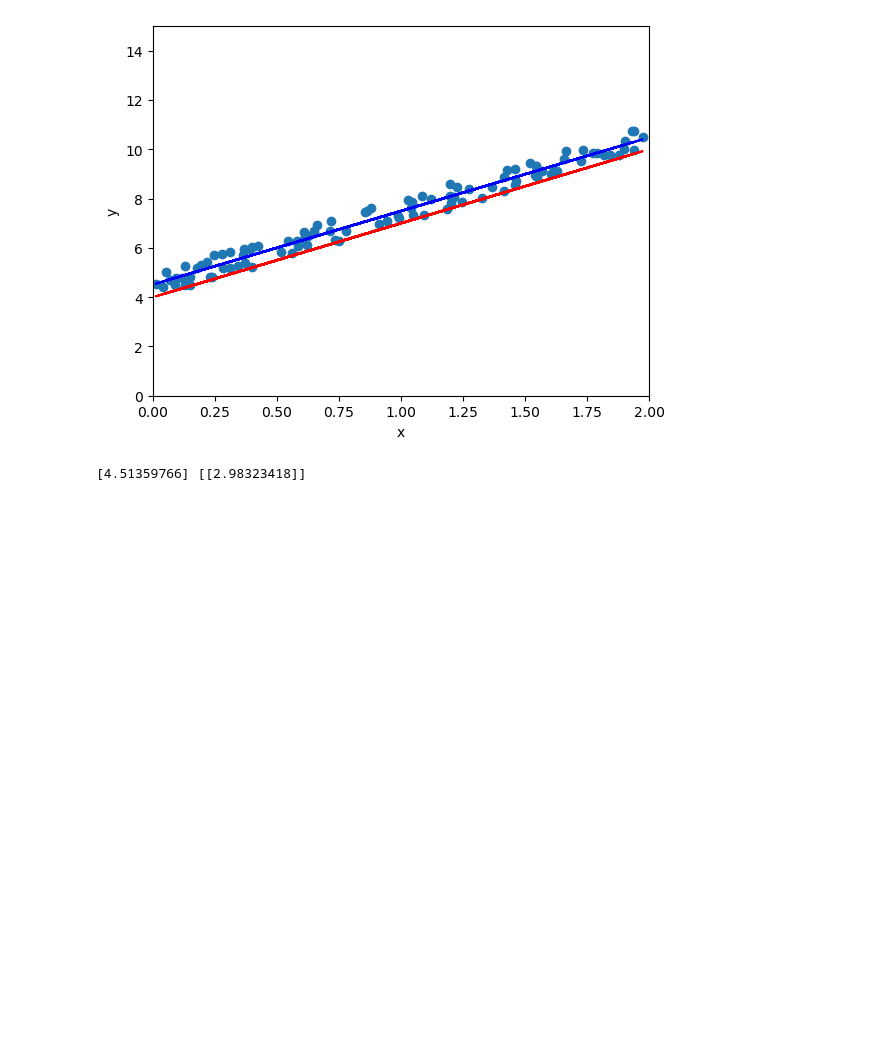
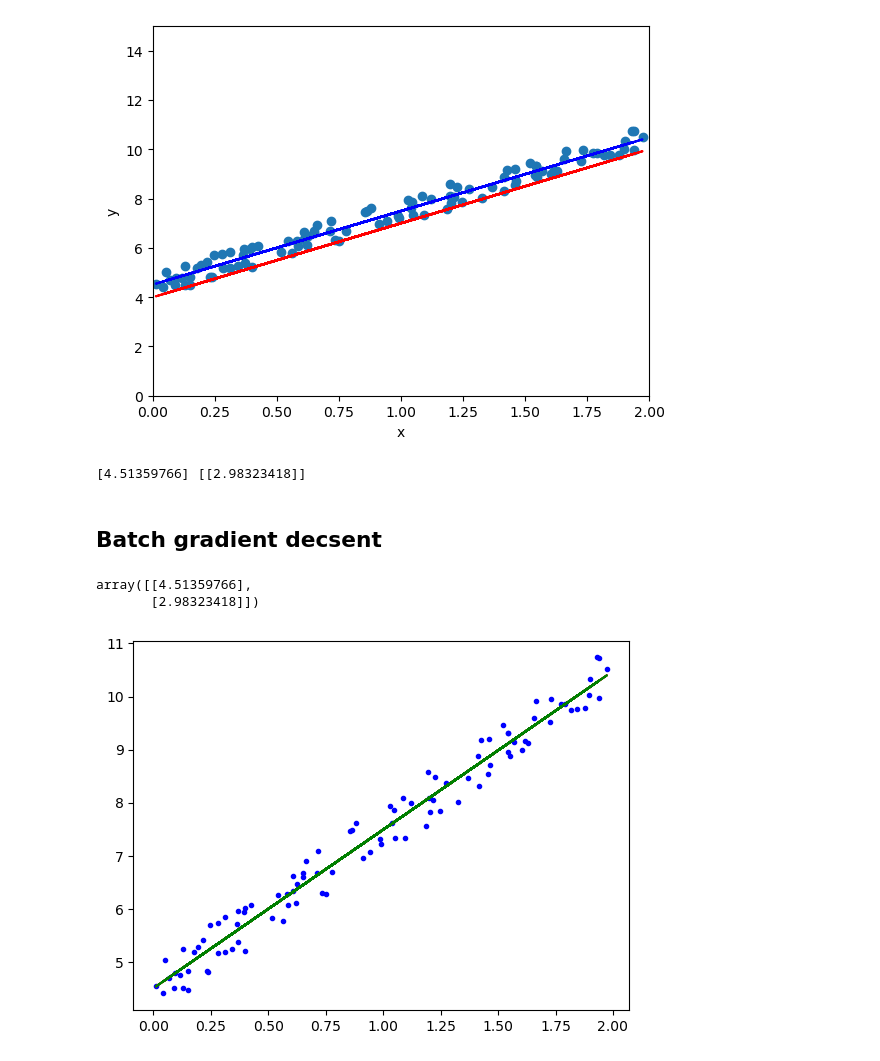
Before and after one commit to Abdo-Rabea/library, a Jupyter notebook: hands-on-machine-learning/ch4-POC.ipynb, the cells around one changed output. Saved outputs shown, nothing was run; the diff lists cells and outputs as text; code cells hidden in the pictures; blank space fills up the shorter version.

Commit message:
feat: batch gradient descent

```diff
--- a/hands-on-machine-learning/ch4-POC.ipynb
+++ b/hands-on-machine-learning/ch4-POC.ipynb
@@ -37,3 +39,25 @@ lin_reg.fit(x, y)
 print(lin_reg.intercept_, lin_reg.coef_) # should be close to [4, 3] same as theta_best
 # %% [output]
 [4.51359766] [[2.98323418]]
+# %% [markdown]
+## Batch gradient decsent
+# %%
+# batch gradient descent
+eta = 0.1 # learning rate
+n_iterations = 1000
+m = 100
+theta = np.random.rand(2, 1) # random initialization
+for iteration in range(n_iterations):
+    gradients = 2/m * X_b.T.dot(X_b.dot(theta) - y)
+    theta = theta - eta * gradients
+theta # should be close to [4.5, 3] same as theta_best
+# %% [output]
+array([[4.51359766],
+       [2.98323418]])
+# %%
+# draw the found line with data
+plt.plot(x, y, "b.")
+plt.plot(x, theta[0] + theta[1] * x, color='green')
+plt.show()
+# %% [output]
+[figure, added]
```
Also changed, not shown: parts of 1 cell of this notebook.
